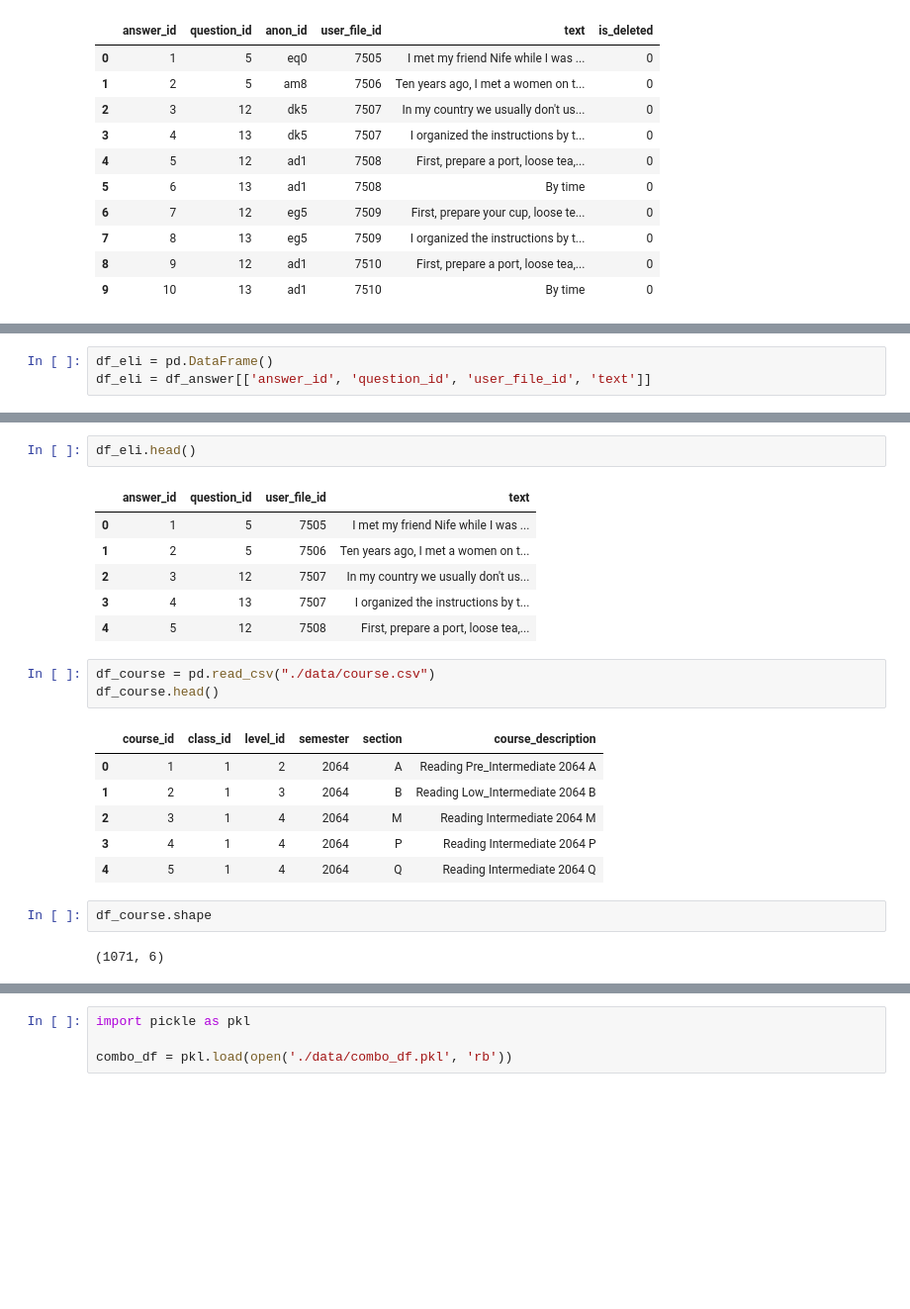
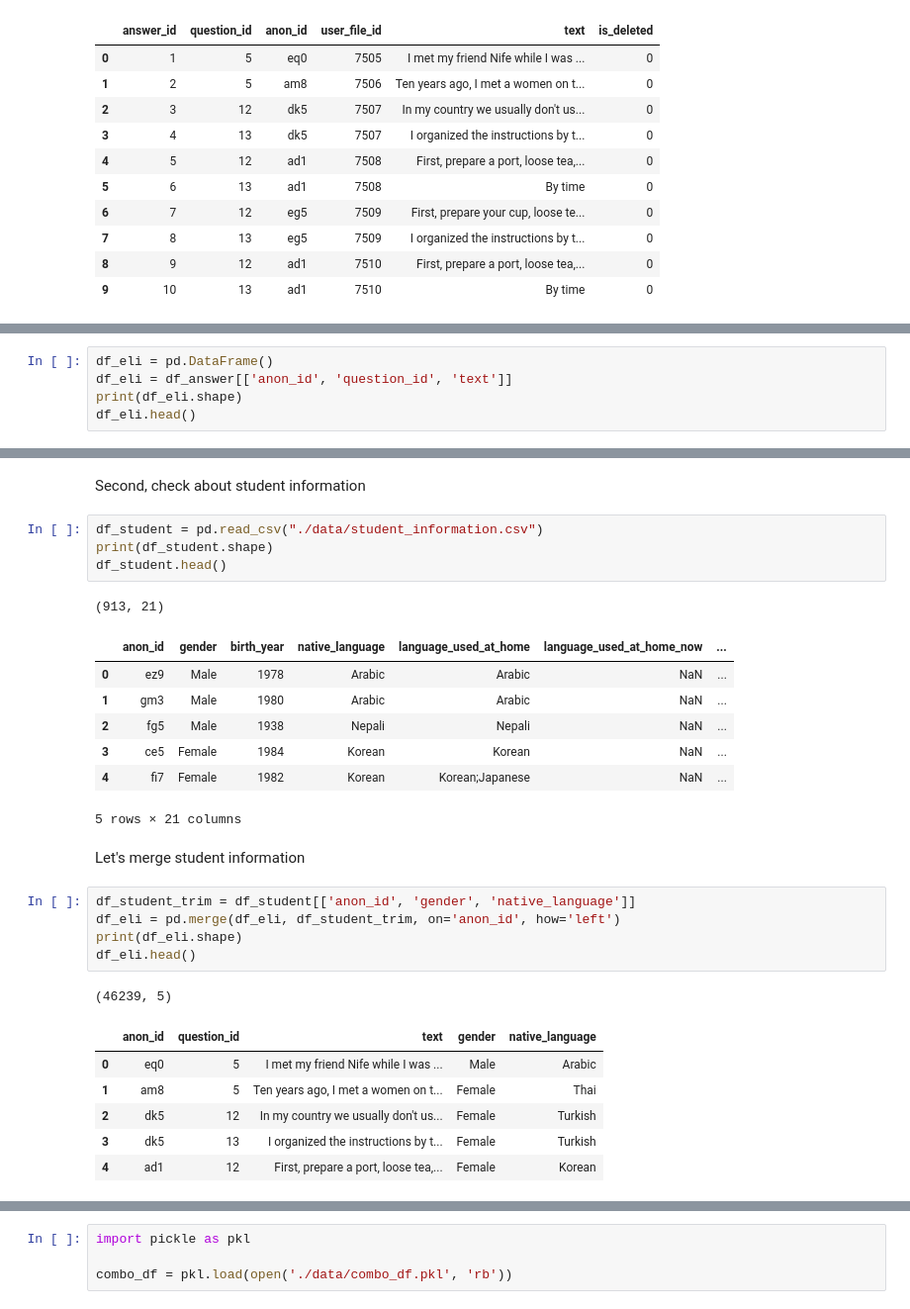
Before and after one commit to Data-Science-for-Linguists-2019/Spell-Checker, a Jupyter notebook: ELI_data_frame.ipynb, the cells around one changed output, grey strips where cells are left out. Shown at 99% size. Cells and saved outputs as stored; diff of their text form; blank space fills up the shorter version.

```diff
--- a/ELI_data_frame.ipynb
+++ b/ELI_data_frame.ipynb
@@ -39,3 +43,5 @@ What we need are answer_id, question_id, user_file_id and text data.
 # %%
 df_eli = pd.DataFrame()
-df_eli = df_answer[['answer_id', 'question_id', 'user_file_id', 'text']]
+df_eli = df_answer[['anon_id', 'question_id', 'text']]
+print(df_eli.shape)
+df_eli.head()
@@ -42,23 +56,30 @@ df_eli = df_answer[['answer_id', 'question_id', 'user_file_id', 'text']]
-# %%
-df_eli.head()
-# %% [output]
-|  | answer_id | question_id | user_file_id | text |
-| 0 | 1 | 5 | 7505 | I met my friend Nife while I was ... |
-| 1 | 2 | 5 | 7506 | Ten years ago, I met a women on t... |
-| 2 | 3 | 12 | 7507 | In my country we usually don't us... |
-| 3 | 4 | 13 | 7507 | I organized the instructions by t... |
-| 4 | 5 | 12 | 7508 | First, prepare a port, loose tea,... |
+# %% [markdown]
+Second, check about student information
 # %%
-df_course = pd.read_csv("./data/course.csv")
-df_course.head()
+df_student = pd.read_csv("./data/student_information.csv")
+print(df_student.shape)
+df_student.head()
 # %% [output]
+(913, 21)
-|  | course_id | class_id | level_id | semester | section | course_description |
-| 0 | 1 | 1 | 2 | 2064 | A | Reading Pre_Intermediate 2064 A |
-| 1 | 2 | 1 | 3 | 2064 | B | Reading Low_Intermediate 2064 B |
-| 2 | 3 | 1 | 4 | 2064 | M | Reading Intermediate 2064 M |
-| 3 | 4 | 1 | 4 | 2064 | P | Reading Intermediate 2064 P |
-| 4 | 5 | 1 | 4 | 2064 | Q | Reading Intermediate 2064 Q |
+|  | anon_id | gender | birth_year | native_language | language_used_at_home | language_used_at_home_now | ... |
+| 0 | ez9 | Male | 1978 | Arabic | Arabic | NaN | ... |
+| 1 | gm3 | Male | 1980 | Arabic | Arabic | NaN | ... |
+| 2 | fg5 | Male | 1938 | Nepali | Nepali | NaN | ... |
+| 3 | ce5 | Female | 1984 | Korean | Korean | NaN | ... |
+| 4 | fi7 | Female | 1982 | Korean | Korean;Japanese | NaN | ... |
+5 rows × 21 columns
-# %%
-df_course.shape
-# %% [output]
-(1071, 6)
+# %% [markdown]
+Let's merge student information
+# %%
+df_student_trim = df_student[['anon_id', 'gender', 'native_language']]
+df_eli = pd.merge(df_eli, df_student_trim, on='anon_id', how='left')
+print(df_eli.shape)
+df_eli.head()
+# %% [output]
+(46239, 5)
+|  | anon_id | question_id | text | gender | native_language |
+| 0 | eq0 | 5 | I met my friend Nife while I was ... | Male | Arabic |
+| 1 | am8 | 5 | Ten years ago, I met a women on t... | Female | Thai |
+| 2 | dk5 | 12 | In my country we usually don't us... | Female | Turkish |
+| 3 | dk5 | 13 | I organized the instructions by t... | Female | Turkish |
+| 4 | ad1 | 12 | First, prepare a port, loose tea,... | Female | Korean |
```
Also changed, not shown: parts of 16 cells of this notebook.
